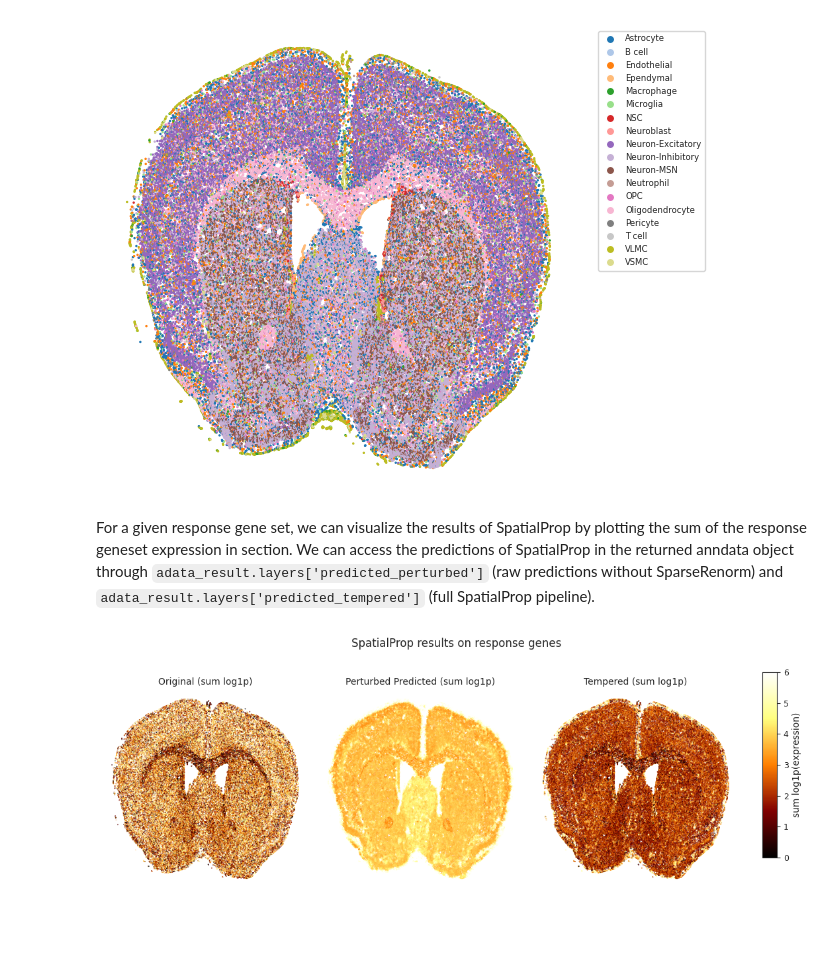
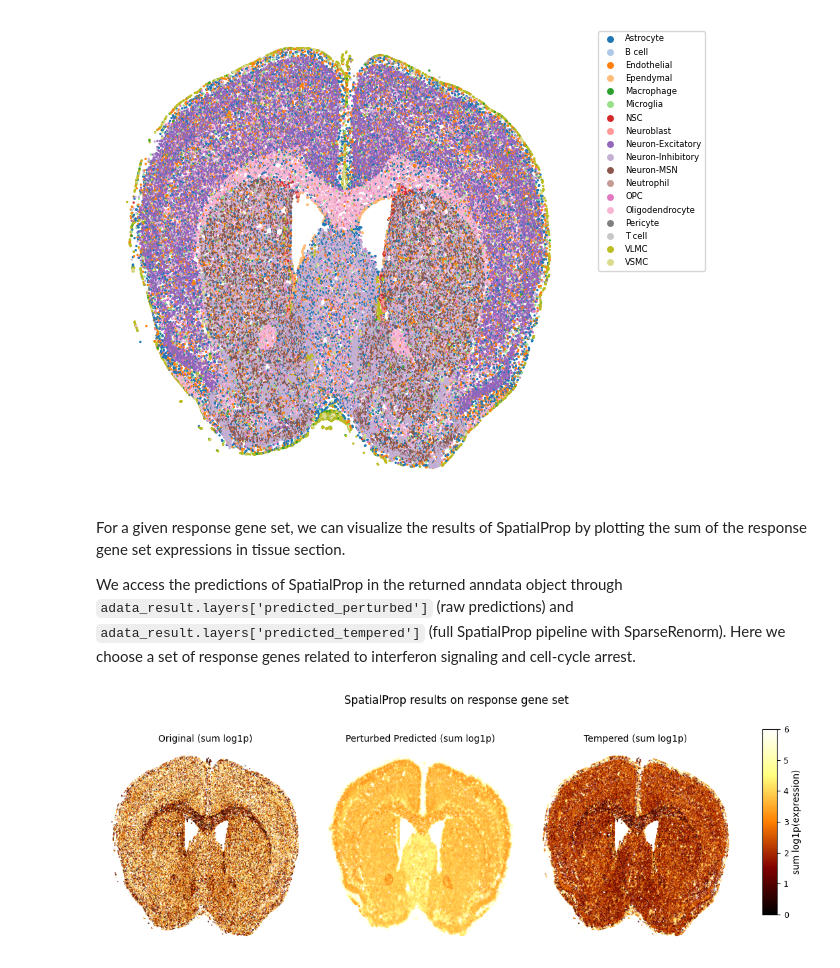
Before and after one commit to abuendia/spatial-prop, a Jupyter notebook: notebooks/api_demo.ipynb, the cells around one changed output. Saved outputs shown, nothing was run; the diff lists cells and outputs as text; code cells hidden in the pictures; blank space fills up the shorter version.

```diff
--- a/notebooks/api_demo.ipynb
+++ b/notebooks/api_demo.ipynb
@@ -55,6 +51,7 @@ training_args = {
     "file_path": adata_path,
     "train_ids": train_ids,
     "test_ids": test_ids,
+    "exp_name": exp_name,
     "k_hop": 2,
     "augment_hop": 2,
     "center_celltypes": "all",
@@ -130,8 +127,8 @@ In this example, we amplify a set of production genes by a factor of 10 in T cel
 # %%
-production_genes = ["Ifng", "Il6", "Tnf", "Il1a", "Il1b", "Jun", "Apoe", "B2m", "C1qa", "Cd69", "Cd9", "Lyz2"]
+inflammatory_genes = ["Ifng", "Il6", "Tnf", "Il1a", "Il1b", "Jun", "Apoe", "B2m", "C1qa", "Cd69", "Cd9", "Lyz2"]
 perturbation_dict = {
-    "T cell": {gene: 10.0 for gene in production_genes},
-    "Microglia": {gene: 10.0 for gene in production_genes},
+    "T cell": {gene: 10.0 for gene in inflammatory_genes},
+    "Microglia": {gene: 10.0 for gene in inflammatory_genes},
 }
 save_path = "./data/perturbed_adata/aging_coronal_perturbed.h5ad"
 # %% [markdown]
@@ -208,6 +185,8 @@ plot_celltypes_in_section(adata_result, ct_key="celltype", s=0.5, figsize=(6,6))
 # %% [output]
 [figure]
 # %% [markdown]
-For a given response gene set, we can visualize the results of SpatialProp by plotting the sum of the response geneset expression in section. We can access the predictions of SpatialProp in the returned anndata object through `adata_result.layers['predicted_perturbed']` (raw predictions without SparseRenorm) and `adata_result.layers['predicted_tempered']` (full SpatialProp pipeline).
+For a given response gene set, we can visualize the results of SpatialProp by plotting the sum of the response gene set expressions in tissue section.
+
+We access the predictions of SpatialProp in the returned anndata object through `adata_result.layers['predicted_perturbed']` (raw predictions) and `adata_result.layers['predicted_tempered']` (full SpatialProp pipeline with SparseRenorm). Here we choose a set of response genes related to interferon signaling and cell-cycle arrest.
 # %%
 response_genes = ["Stat1", "Bst2", "Jak1", "Ifit1", "Cdkn1a", "Cdkn2a", "C4b", "H2-D1", "H2-K1"]
@@ -218,13 +196,13 @@ tempered_expn = adata_result.layers["predicted_tempered"]
 # %%
 plot_propagation_results_for_gene_set(
     adata_result,
     response_genes,
     orig_layer=original_expn,
     pert_layer=perturbed_expn,
     temp_layer=tempered_expn,
-    fig_title="SpatialProp results on response genes",
-    save_path="./data/aging_coronal_perturbed_mouse_57_result.png",
-    point_size=0.1,
+    save_path="./output/aging_coronal_response_genes.png",
+    fig_title="SpatialProp results on response gene set",
+    point_size=0.1
 )
 # %% [output]
-[figure, old version]
+[figure, new version]
```
Also changed, not shown: parts of 15 cells of this notebook, 5 other files.
